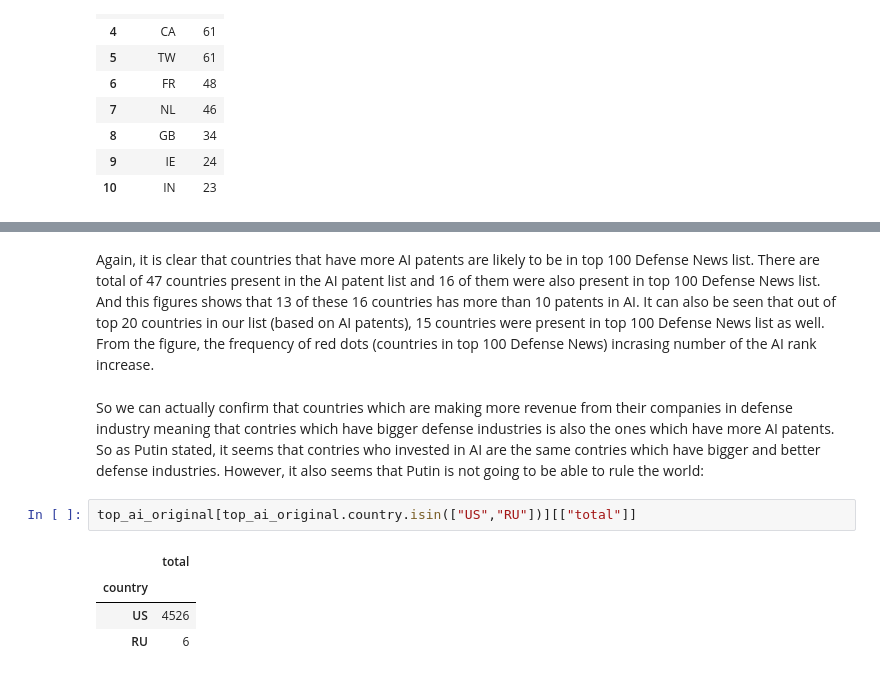
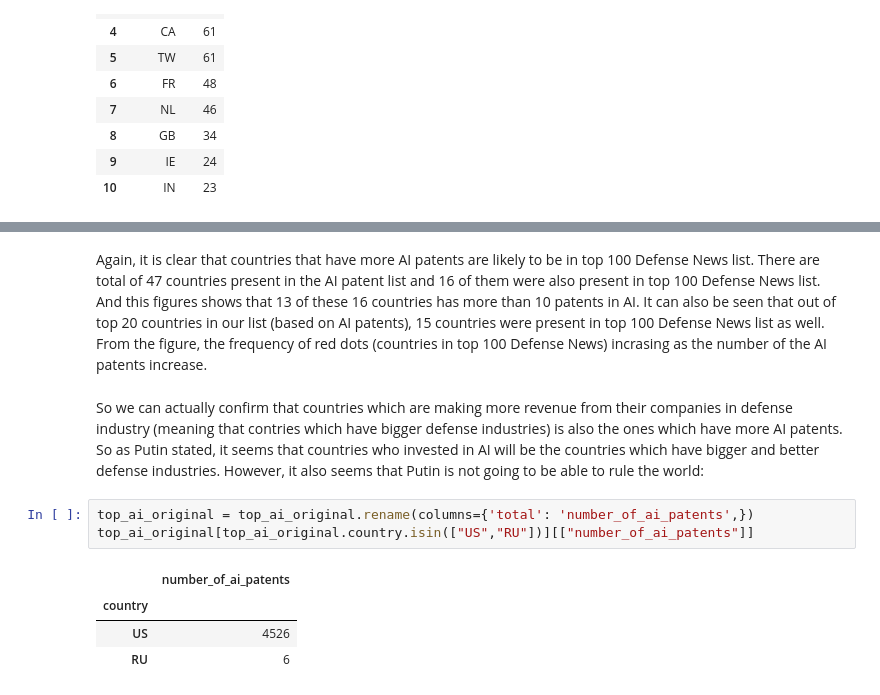
Before and after one commit to oabouzaid/Applied-Data-Analysis, a Jupyter notebook: project/sk.ipynb, the cells around one changed output, grey strips where cells are left out. Drawn from its saved outputs; the diff is of its cells as text.

```diff
--- a/project/sk.ipynb
+++ b/project/sk.ipynb
@@ -698,11 +732,12 @@ plt.show()
 # %% [markdown]
-Again, it is clear that countries that have more AI patents are likely to be in top 100 Defense News list. There are total of 47 countries present in the AI patent list and 16 of them were also present in top 100 Defense News list. And this figures shows that 13 of these 16 countries has more than 10 patents in AI. It can also be seen that out of top 20 countries in our list (based on AI patents), 15 countries were present in top 100 Defense News list as well. From the figure, the frequency of red dots (countries in top 100 Defense News) incrasing number of the AI rank increase.
+Again, it is clear that countries that have more AI patents are likely to be in top 100 Defense News list. There are total of 47 countries present in the AI patent list and 16 of them were also present in top 100 Defense News list. And this figures shows that 13 of these 16 countries has more than 10 patents in AI. It can also be seen that out of top 20 countries in our list (based on AI patents), 15 countries were present in top 100 Defense News list as well. From the figure, the frequency of red dots (countries in top 100 Defense News) incrasing as the number of the AI patents increase.
 # %% [markdown]
-So we can actually confirm that countries which are making more revenue from their companies in defense industry meaning that contries which have bigger defense industries is also the ones which have more AI patents. So as Putin stated, it seems that contries who invested in AI are the same contries which have bigger and better defense industries. However, it also seems that Putin is not going to be able to rule the world:
+So we can actually confirm that countries which are making more revenue from their companies in defense industry (meaning that contries which have bigger defense industries) is also the ones which have more AI patents. So as Putin stated, it seems that countries who invested in AI will be the  countries which have bigger and better defense industries. However, it also seems that Putin is not going to be able to rule the world:
 # %%
-top_ai_original[top_ai_original.country.isin(["US","RU"])][["total"]]
+top_ai_original = top_ai_original.rename(columns={'total': 'number_of_ai_patents',})
+top_ai_original[top_ai_original.country.isin(["US","RU"])][["number_of_ai_patents"]]
 # %% [output]
-|  | total |
+|  | number_of_ai_patents |
 | country |  |
 | US | 4526 |
 | RU | 6 |
```
Also changed, not shown: parts of 66 cells of this notebook.
